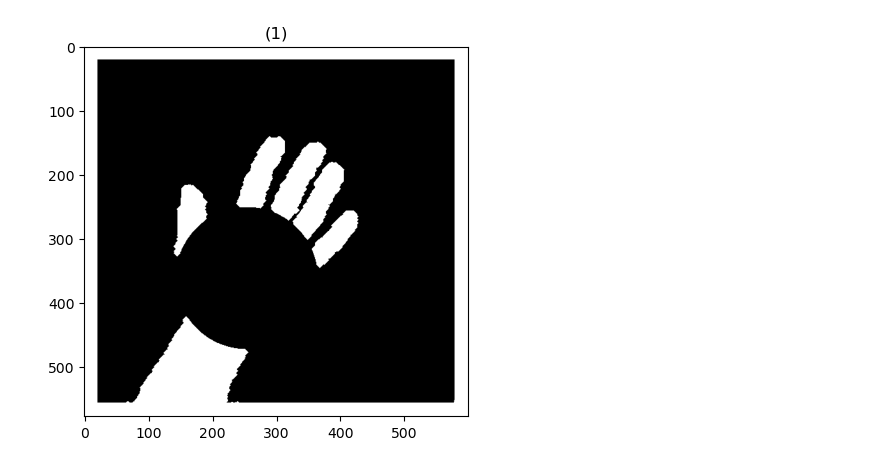
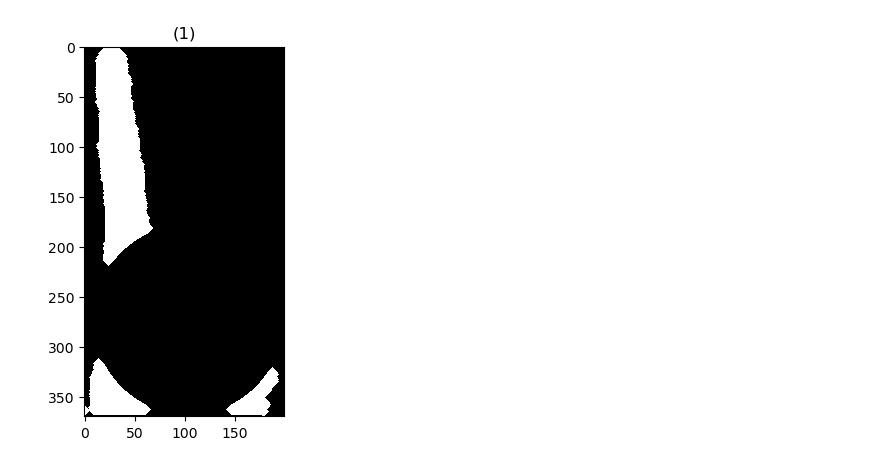
Before and after one commit to Mamdouh-Attia/AI_Virtual_Mouse, a Jupyter notebook: filterFingers.ipynb, the cells around one changed output. Saved outputs shown, nothing was run; the diff lists cells and outputs as text; code cells hidden in the pictures.

```diff
--- a/filterFingers.ipynb
+++ b/filterFingers.ipynb
@@ -2,50 +2,55 @@
 from commonfunctions import *
 import cv2 as cv
 # %%
-original = rgb2gray(io.imread('./imgs/filteredHand.jpg'))
-image = original>0.9
-numberOfIteration = (image.shape[0]+image.shape[1])//12
-print(numberOfIteration)
-kernel = np.ones((5,5), np.uint8)
-for i in range(numberOfIteration):
-    image = binary_erosion(image)
-for i in range(numberOfIteration):
-    image = binary_dilation(image)
+original = rgb2gray(io.imread('./imgs/hand6.jpg'))
+def detectFingers(original):
+    if original is None:
+        return
+    image = original>0.9
+    numberOfIteration = (image.shape[0]+image.shape[1])//12
+    print(numberOfIteration)
+    kernel = np.ones((5,5), np.uint8)
+    for i in range(numberOfIteration):
+        image = binary_erosion(image)
+    for i in range(numberOfIteration):
+        image = binary_dilation(image)
 
-contours = find_contours(image)
-center = ()
-radius = 0
-for contour in contours:
-    Ymin = int(np.min(contour[:, 1]))
-    Ymax = int(np.max(contour[:, 1]))
-    Xmin = int(np.min(contour[:, 0]))
-    Xmax = int(np.max(contour[:, 0]))
-    center = ((Xmin+Xmax)//2,(Ymin+Ymax)//2)
-    radius = center[0] - Xmin
+    contours = find_contours(image)
+    center = ()
+    radius = 0
+    for contour in contours:
+        Ymin = int(np.min(contour[:, 1]))
+        Ymax = int(np.max(contour[:, 1]))
+        Xmin = int(np.min(contour[:, 0]))
+        Xmax = int(np.max(contour[:, 0]))
+        center = ((Xmin+Xmax)//2,(Ymin+Ymax)//2)
+        radius = center[0] - Xmin
 
-for i in range(image.shape[0]):
-    for j in range(image.shape[1]):
-        if math.dist((i,j),center)<radius:
-            original[i,j] = 0
+    for i in range(image.shape[0]):
+        for j in range(image.shape[1]):
+            if math.dist((i,j),center)<radius:
+                original[i,j] = 0
 
 
-for i in range(5):
-    original = binary_erosion(original)
-for i in range(5):
-    original = binary_dilation(original)
-show_images([original])
+    for i in range(5):
+        original = binary_erosion(original)
+    for i in range(5):
+        original = binary_dilation(original)
+    show_images([original])
 
-fingersCotours = find_contours(original)
-for contour in fingersCotours:
-    Ymin = int(np.min(contour[:, 1]))
-    Ymax = int(np.max(contour[:, 1]))
-    Xmin = int(np.min(contour[:, 0]))
-    Xmax = int(np.max(contour[:, 0]))
-    img = np.copy(original)
-    for i in range (img.shape[0]):
-        for j in range(img.shape[1]):
-            if i > Xmin and i < Xmax and j > Ymin and j<Ymax:
-                img[i,j] = 0
-    img = original.astype(int) - img.astype(int)
-    show_images([img])
+    fingersCotours = find_contours(original)
+    for contour in fingersCotours:
+        Ymin = int(np.min(contour[:, 1]))
+        Ymax = int(np.max(contour[:, 1]))
+        Xmin = int(np.min(contour[:, 0]))
+        Xmax = int(np.max(contour[:, 0]))
+        img = np.copy(original)
+        for i in range (img.shape[0]):
+            for j in range(img.shape[1]):
+                if i > Xmin and i < Xmax and j > Ymin and j<Ymax:
+                    img[i,j] = 0
+        img = original.astype(int) - img.astype(int)
+        show_images([img])
+
+detectFingers(original)
 # %% [output]
@@ -53 +58 @@ for contour in fingersCotours:
-[figure, old version]
+[figure, new version]
```
Also changed, not shown: parts of 1 cell of this notebook, 4 other files.
